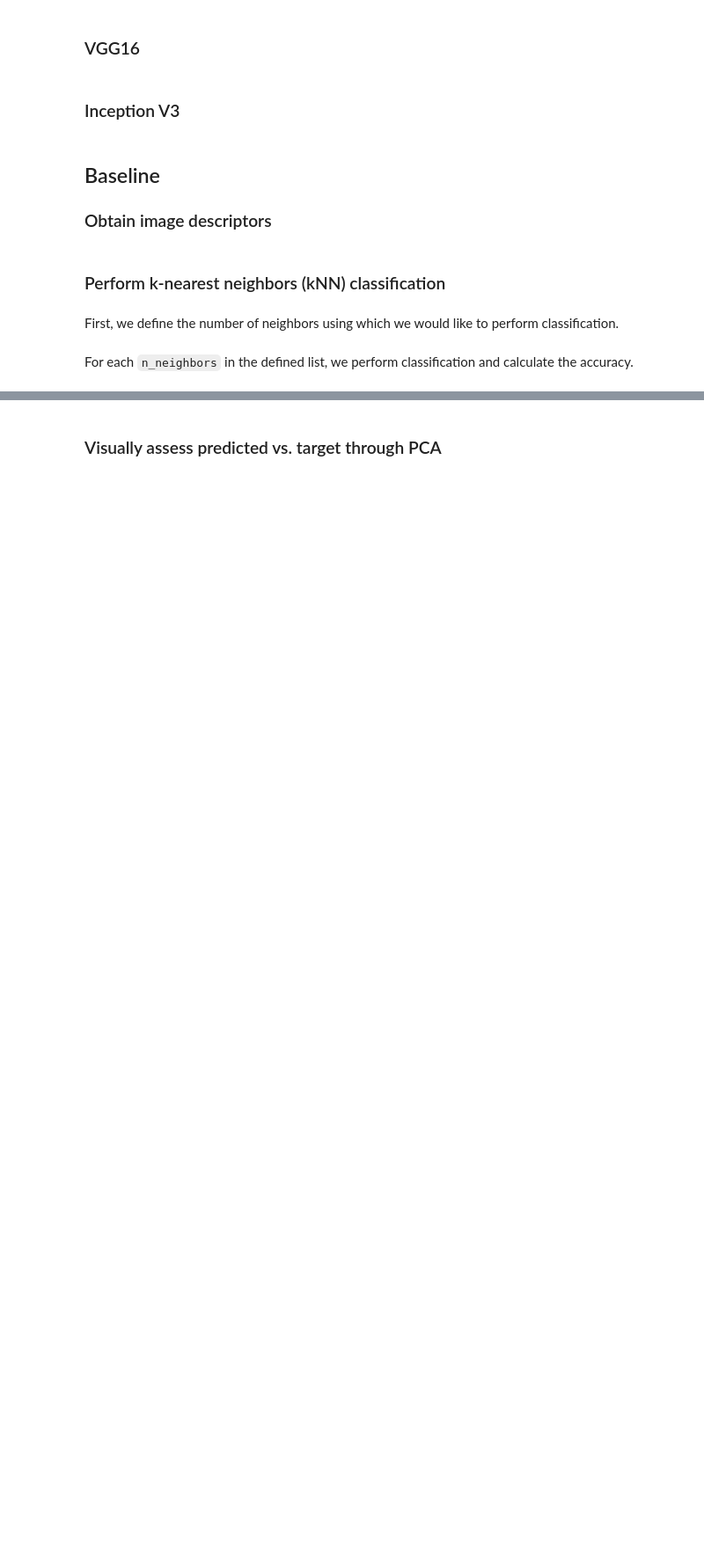
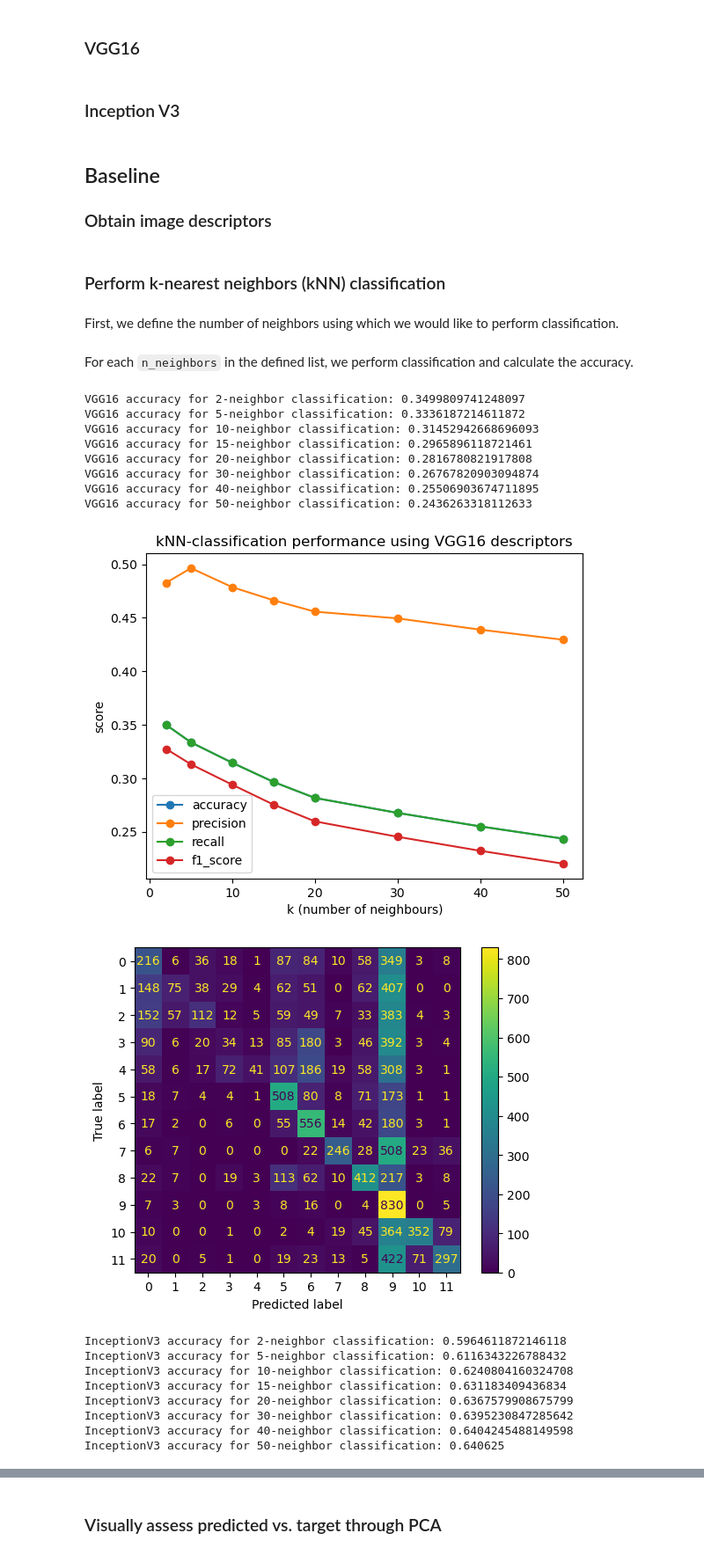
Before and after one commit to gilians/2022-1B-DS-CIRI-Project, a Jupyter notebook: CIRI.ipynb, the cells around one changed output, grey strips where cells are left out. Shown at 88% size. Drawn from its saved outputs; the diff is of its cells as text; code cells hidden in the pictures; blank space fills up the shorter version.

Commit message:
Add metrics and visualisation using K-fold cross validation

```diff
--- a/CIRI.ipynb
+++ b/CIRI.ipynb
@@ -155,7 +153,7 @@ class Model():
         """
         outputs = []
         with torch.no_grad():
-            for data, targets in tqdm.tqdm(dataloader):
+            for data, targets in tqdm(dataloader):
                 data = data.to(device)
                 output = self.model(data).detach()
                 outputs.extend(output)
@@ -228,7 +226,7 @@ class DescriptorManager:
         Saves the provided descriptor to the file system at a path derived from
         the model name and label.
         """
-        path = self.create_path(label)
+        path = self._create_path(label)
         os.makedirs(os.path.dirname(path), exist_ok=True)
 
         with open(path, "wb") as file:
@@ -281,7 +279,7 @@ class DescriptorManager:
 # %% [markdown]
 First, we define the number of neighbors using which we would like to perform classification.
 # %%
-n_neighbors_list = [2, 3, 5, 8, 13, 18, 21, 34]
+n_neighbors_list = [2, 5, 10, 15, 20, 30, 40, 50]
 # %% [markdown]
 For each `n_neighbors` in the defined list, we perform classification and calculate the accuracy.
 # %%
@@ -362,9 +424,9 @@ class Visualiser:
     def __init__(self, model):
         self.model = model
 
-    def _print_accuracies(self, accuracies, label):
+    def _print_accuracies(self, accuracies):
         for n_neighbors, accuracy in accuracies.items():
-            print(f"{self.model.name} accuracy on {label} set for {n_neighbors}-neighbor classification: {accuracy}")
+            print(f"{self.model.name} accuracy for {n_neighbors}-neighbor classification: {accuracy}")
 
     def _plot_metric(self, ax, metric, label):
         return ax.plot(
@@ -377,12 +439,11 @@ class Visualiser:
     def visualise_metrics_per_n(self, accuracies, precisions, recalls, f1_scores):
         fig, ax = plt.subplots()
 
-        self._print_accuracies(accuracies[DataType.TEST], DataType.TEST)
-        print(accuracies[DataType.TEST])
-        self._plot_metric(ax, accuracies[DataType.TEST], "accuracy")
-        self._plot_metric(ax, precisions[DataType.TEST], "precision")
-        self._plot_metric(ax, recalls[DataType.TEST], "recall")
-        self._plot_metric(ax, f1_scores[DataType.TEST], "f1_score")
+        self._print_accuracies(accuracies)
+        self._plot_metric(ax, accuracies, "accuracy")
+        self._plot_metric(ax, precisions, "precision")
+        self._plot_metric(ax, recalls, "recall")
+        self._plot_metric(ax, f1_scores, "f1_score")
 
         ax.legend()
         ax.set_title(f"kNN-classification performance using {self.model.name} descriptors")
@@ -392,32 +453,49 @@ class Visualiser:
 # %%
 for model in models:
     descriptor_manager = DescriptorManager(model)
     descriptor_assessor = DescriptorAssessor(descriptor_manager)
 
-    descriptors, predictions, accuracies, precisions, recalls, f1_scores = descriptor_assessor.assess(
+    targets, predictions, accuracies, precisions, recalls, f1_scores = descriptor_assessor.assess_kfold(
         dataset,
-        n_neighbors_list,
-        DataType.TRAIN,
-        [DataType.TRAIN, DataType.TEST]
+        n_neighbors_list
     )
 
     visualiser = Visualiser(model)
     visualiser.visualise_metrics_per_n(
         accuracies,
         precisions,
         recalls,
         f1_scores
     )
 
     best_n_test = max(
-        accuracies[DataType.TEST],
-        key=accuracies[DataType.TEST].get
+        accuracies,
+        key=accuracies.get
     )
 
     cm = confusion_matrix(
-        dataset.targets[DataType.TEST],
-        predictions[DataType.TEST][best_n_test]
+        np.concatenate(list(targets.values())),
+        np.concatenate(list(predictions[best_n_test].values()))
     )
     disp = ConfusionMatrixDisplay(confusion_matrix=cm)
     disp.plot()
     plt.show()
+# %% [output]
+VGG16 accuracy for 2-neighbor classification: 0.3499809741248097
+VGG16 accuracy for 5-neighbor classification: 0.3336187214611872
+VGG16 accuracy for 10-neighbor classification: 0.31452942668696093
+VGG16 accuracy for 15-neighbor classification: 0.2965896118721461
+VGG16 accuracy for 20-neighbor classification: 0.2816780821917808
+VGG16 accuracy for 30-neighbor classification: 0.26767820903094874
+VGG16 accuracy for 40-neighbor classification: 0.25506903674711895
+VGG16 accuracy for 50-neighbor classification: 0.2436263318112633
+[figure, added]
+[figure, added]
+InceptionV3 accuracy for 2-neighbor classification: 0.5964611872146118
+InceptionV3 accuracy for 5-neighbor classification: 0.6116343226788432
+InceptionV3 accuracy for 10-neighbor classification: 0.6240804160324708
+InceptionV3 accuracy for 15-neighbor classification: 0.631183409436834
+InceptionV3 accuracy for 20-neighbor classification: 0.6367579908675799
+InceptionV3 accuracy for 30-neighbor classification: 0.6395230847285642
+InceptionV3 accuracy for 40-neighbor classification: 0.6404245488149598
+InceptionV3 accuracy for 50-neighbor classification: 0.640625
```
Also changed, not shown: parts of 5 cells of this notebook.
